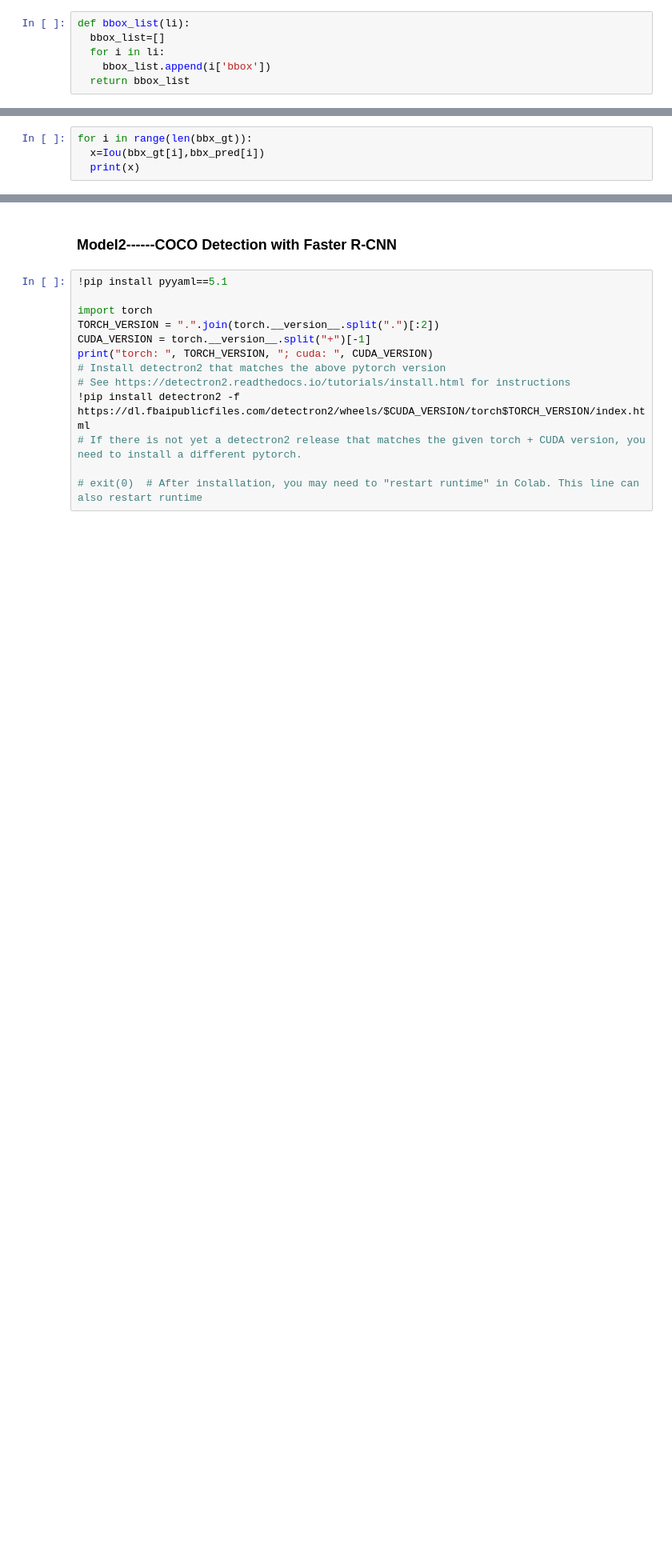
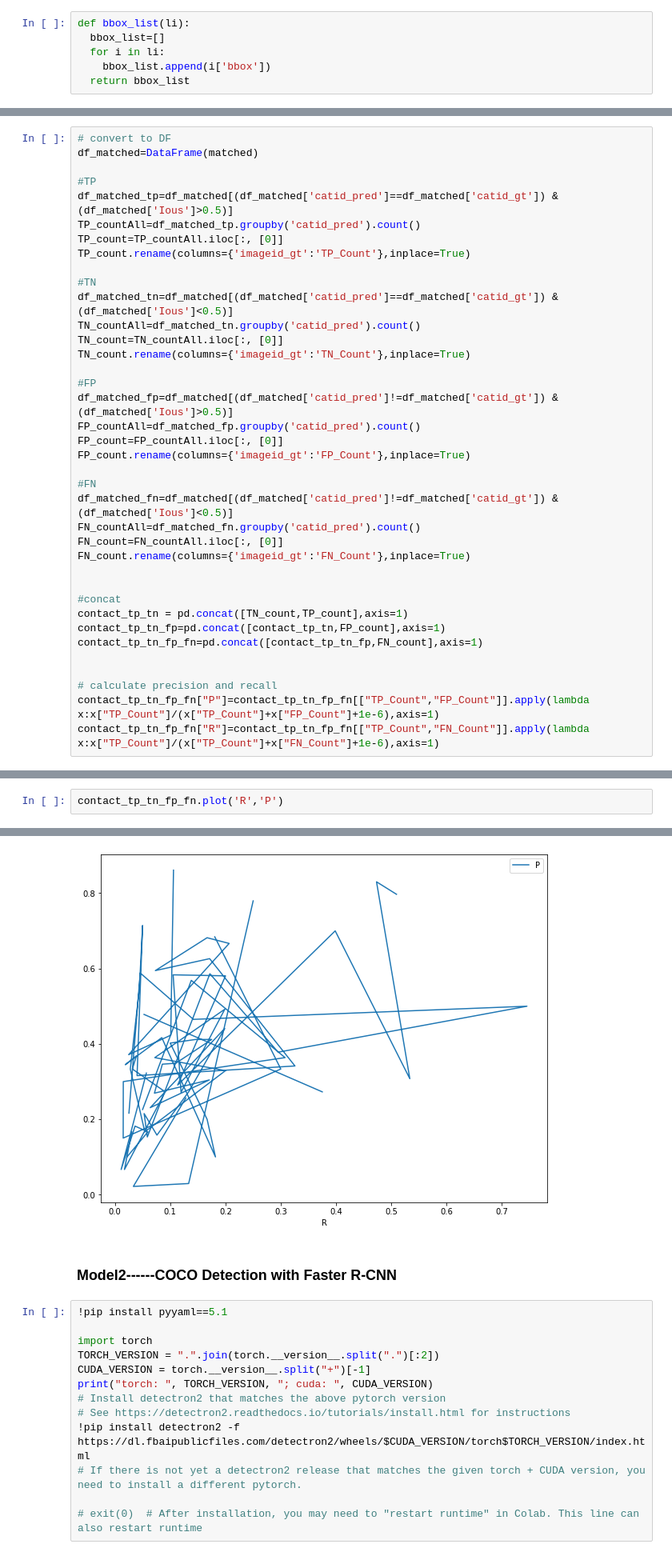
Before and after one commit to LuFengjiao/SAML, a Jupyter notebook: SAML_Assignment_2.ipynb, the cells around one changed output, grey strips where cells are left out. Shown at 80% size. Drawn from its saved outputs; the diff is of its cells as text; blank space fills up the shorter version.

```diff
--- a/SAML_Assignment_2.ipynb
+++ b/SAML_Assignment_2.ipynb
@@ -501,4 +337,0 @@ bbx_gt
-# %%
-for i in range(len(bbx_gt)):
-  x=Iou(bbx_gt[i],bbx_pred[i])
-  print(x)
@@ -507,0 +338,38 @@ gt.sort_index(axis=0, inplace=True)
+# %%
+# convert to DF
+df_matched=DataFrame(matched)
+
+#TP
+df_matched_tp=df_matched[(df_matched['catid_pred']==df_matched['catid_gt']) & (df_matched['Ious']>0.5)]
+TP_countAll=df_matched_tp.groupby('catid_pred').count()
+TP_count=TP_countAll.iloc[:, [0]]
+TP_count.rename(columns={'imageid_gt':'TP_Count'},inplace=True)
+
+#TN
+df_matched_tn=df_matched[(df_matched['catid_pred']==df_matched['catid_gt']) & (df_matched['Ious']<0.5)]
+TN_countAll=df_matched_tn.groupby('catid_pred').count()
+TN_count=TN_countAll.iloc[:, [0]]
+TN_count.rename(columns={'imageid_gt':'TN_Count'},inplace=True)
+
+#FP
+df_matched_fp=df_matched[(df_matched['catid_pred']!=df_matched['catid_gt']) & (df_matched['Ious']>0.5)]
+FP_countAll=df_matched_fp.groupby('catid_pred').count()
+FP_count=FP_countAll.iloc[:, [0]]
+FP_count.rename(columns={'imageid_gt':'FP_Count'},inplace=True)
+
+#FN
+df_matched_fn=df_matched[(df_matched['catid_pred']!=df_matched['catid_gt']) & (df_matched['Ious']<0.5)]
+FN_countAll=df_matched_fn.groupby('catid_pred').count()
+FN_count=FN_countAll.iloc[:, [0]]
+FN_count.rename(columns={'imageid_gt':'FN_Count'},inplace=True)
+
+
+#concat
+contact_tp_tn = pd.concat([TN_count,TP_count],axis=1)
+contact_tp_tn_fp=pd.concat([contact_tp_tn,FP_count],axis=1)
+contact_tp_tn_fp_fn=pd.concat([contact_tp_tn_fp,FN_count],axis=1)
+
+
+# calculate precision and recall
+contact_tp_tn_fp_fn["P"]=contact_tp_tn_fp_fn[["TP_Count","FP_Count"]].apply(lambda x:x["TP_Count"]/(x["TP_Count"]+x["FP_Count"]+1e-6),axis=1)
+contact_tp_tn_fp_fn["R"]=contact_tp_tn_fp_fn[["TP_Count","FN_Count"]].apply(lambda x:x["TP_Count"]/(x["TP_Count"]+x["FN_Count"]+1e-6),axis=1)
@@ -507,0 +410,3 @@ gt.sort_index(axis=0, inplace=True)
+# %%
+contact_tp_tn_fp_fn.plot('R','P')
+# %% [output]
@@ -508,3 +414,4 @@ gt.sort_index(axis=0, inplace=True)
+[figure, added]
 # %% [markdown]
 ### **Model2------COCO Detection with Faster R-CNN**
 # %%
```
Also changed, not shown: parts of 26 cells of this notebook.
